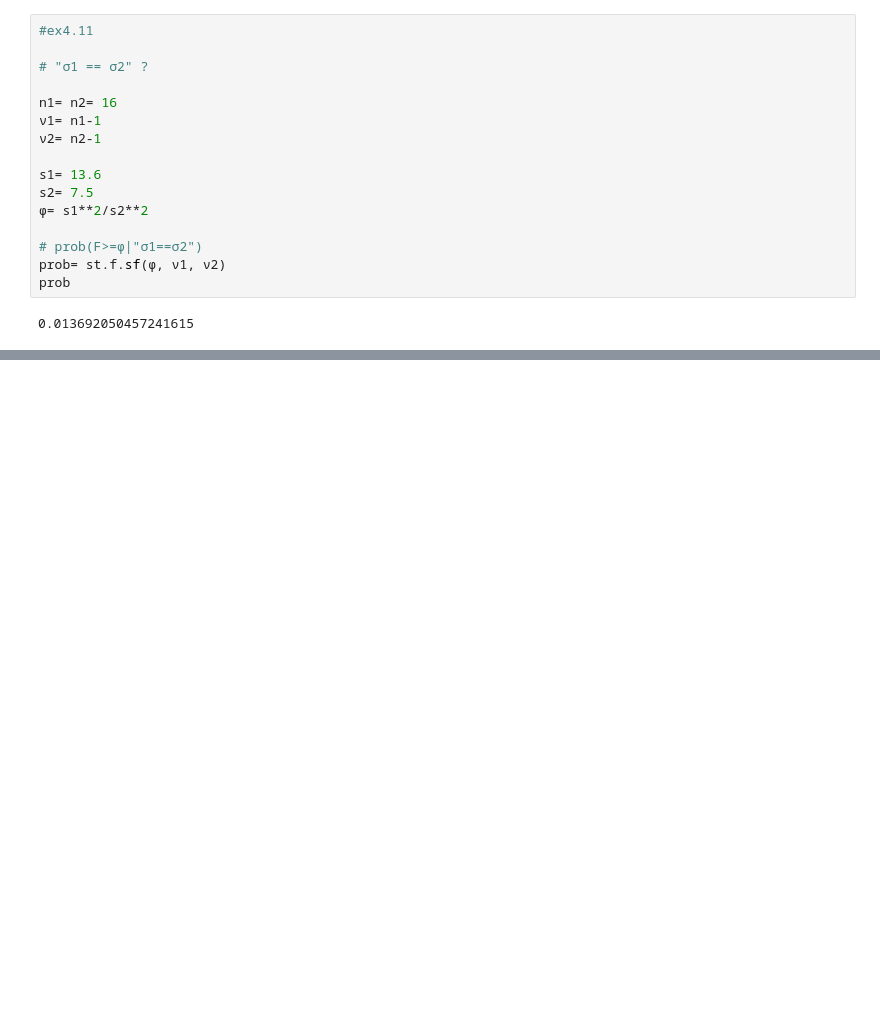
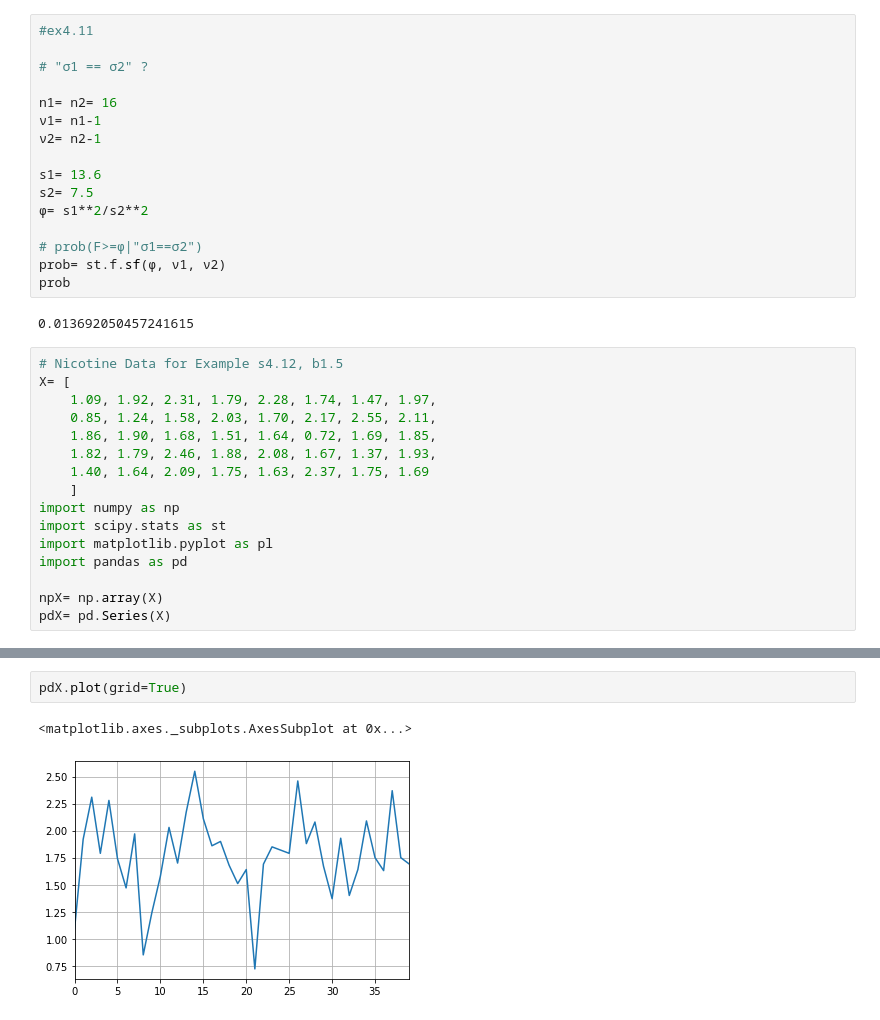
Before and after one commit to renyuanL/_ryProb2020, a Jupyter notebook: probCh04_draft.ipynb, the cells around one changed output, grey strips where cells are left out. Drawn from its saved outputs; the diff is of its cells as text; blank space fills up the shorter version.

```diff
--- a/probCh04_draft.ipynb
+++ b/probCh04_draft.ipynb
@@ -472,3 +472,19 @@ prob= st.f.sf(ϕ, ν1, ν2)
 prob
 # %% [output]
 0.013692050457241615
+# %%
+# Nicotine Data for Example s4.12, b1.5
+X= [
+    1.09, 1.92, 2.31, 1.79, 2.28, 1.74, 1.47, 1.97,
+    0.85, 1.24, 1.58, 2.03, 1.70, 2.17, 2.55, 2.11,
+    1.86, 1.90, 1.68, 1.51, 1.64, 0.72, 1.69, 1.85,
+    1.82, 1.79, 2.46, 1.88, 2.08, 1.67, 1.37, 1.93,
+    1.40, 1.64, 2.09, 1.75, 1.63, 2.37, 1.75, 1.69
+    ]
+import numpy as np
+import scipy.stats as st
+import matplotlib.pyplot as pl
+import pandas as pd
+
+npX= np.array(X)
+pdX= pd.Series(X)
@@ -474,0 +546,5 @@ prob
+# %%
+pdX.plot(grid=True)
+# %% [output]
+<matplotlib.axes._subplots.AxesSubplot at 0x...>
+[figure, added]
```
Also changed, not shown: parts of 11 cells of this notebook, 2 other files.
